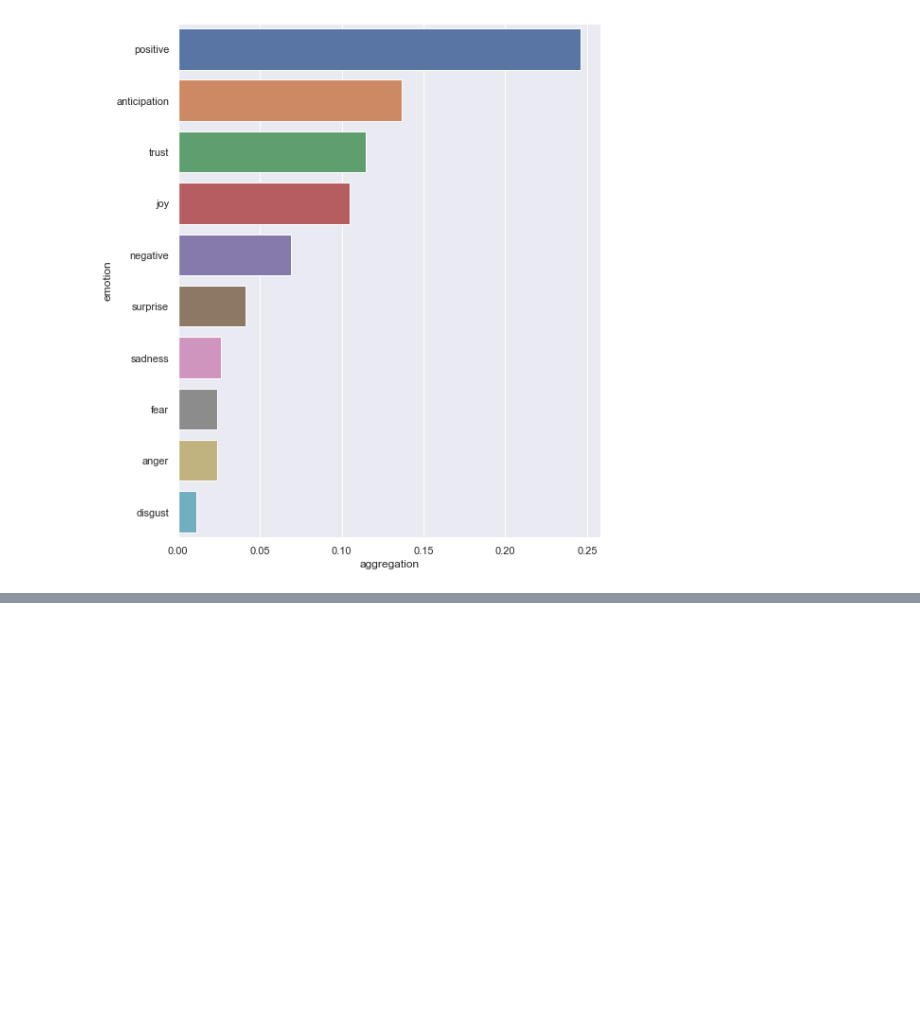
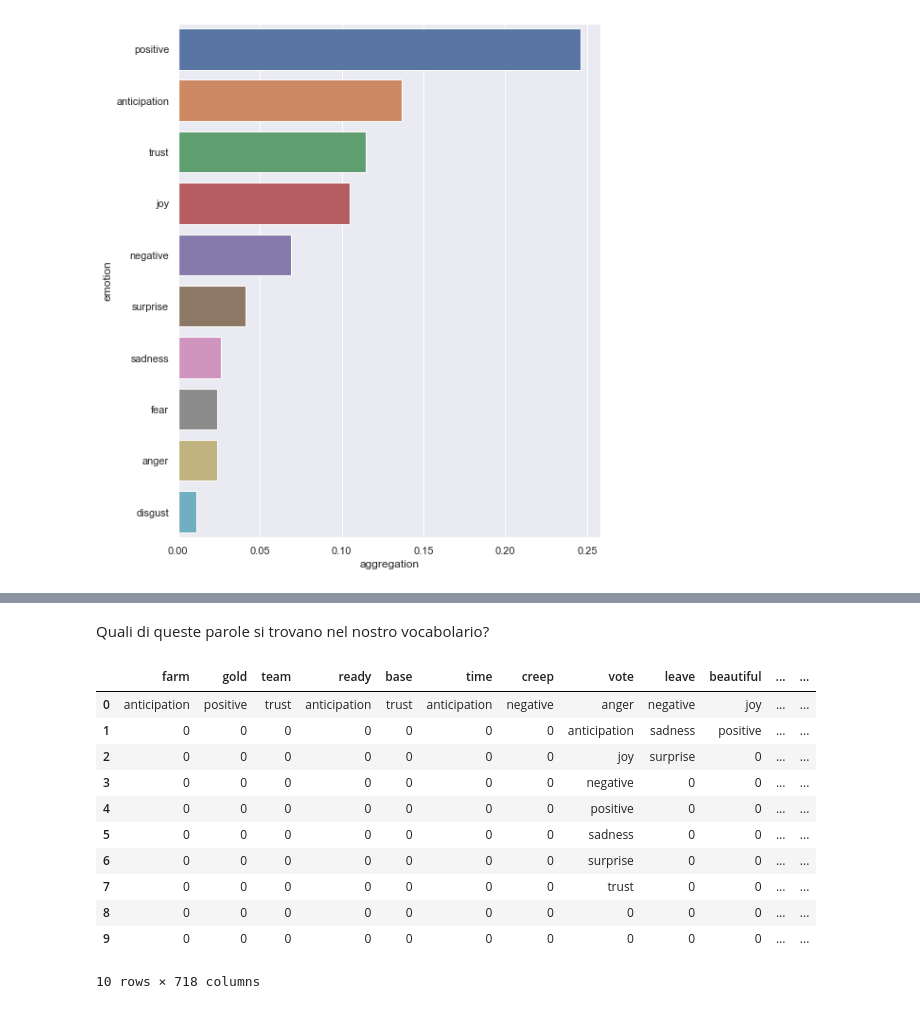
Before and after one commit to federicamontana/GoGreenRoutes, a Jupyter notebook: notebook/NRCLex_Sentiment_1.ipynb, the cells around one changed output, grey strips where cells are left out. Drawn from its saved outputs; the diff is of its cells as text; code cells hidden in the pictures; blank space fills up the shorter version.

Commit message:
liste da metchare per capire parole piu frequenti

```diff
--- a/notebook/NRCLex_Sentiment_1.ipynb
+++ b/notebook/NRCLex_Sentiment_1.ipynb
@@ -132,0 +130,26 @@ plt.show()
+# %% [markdown]
+Quali di queste parole si trovano nel nostro vocabolario?
+# %%
+#join together all the tweet in the column 'text1'
+long_tweet = ",".join(df["text1"])
+# %%
+text = NRCLex(long_tweet)
+word_dict = text.affect_dict #è un dizionario
+sentiment_key = list(word_dict.keys())
+# %%
+df2 = pd.DataFrame(dict([ (k,pd.Series(v)) for k,v in word_dict.items()]))
+df2 = df2.fillna(0)
+df2.head(10)
+# %% [output]
+|  | farm | gold | team | ready | base | time | creep | vote | leave | beautiful | ... | ... |
+| 0 | anticipation | positive | trust | anticipation | trust | anticipation | negative | anger | negative | joy | ... | ... |
+| 1 | 0 | 0 | 0 | 0 | 0 | 0 | 0 | anticipation | sadness | positive | ... | ... |
+| 2 | 0 | 0 | 0 | 0 | 0 | 0 | 0 | joy | surprise | 0 | ... | ... |
+| 3 | 0 | 0 | 0 | 0 | 0 | 0 | 0 | negative | 0 | 0 | ... | ... |
+| 4 | 0 | 0 | 0 | 0 | 0 | 0 | 0 | positive | 0 | 0 | ... | ... |
+| 5 | 0 | 0 | 0 | 0 | 0 | 0 | 0 | sadness | 0 | 0 | ... | ... |
+| 6 | 0 | 0 | 0 | 0 | 0 | 0 | 0 | surprise | 0 | 0 | ... | ... |
+| 7 | 0 | 0 | 0 | 0 | 0 | 0 | 0 | trust | 0 | 0 | ... | ... |
+| 8 | 0 | 0 | 0 | 0 | 0 | 0 | 0 | 0 | 0 | 0 | ... | ... |
+| 9 | 0 | 0 | 0 | 0 | 0 | 0 | 0 | 0 | 0 | 0 | ... | ... |
+10 rows × 718 columns
```
Also changed, not shown: parts of 20 cells of this notebook, 10 other files.
